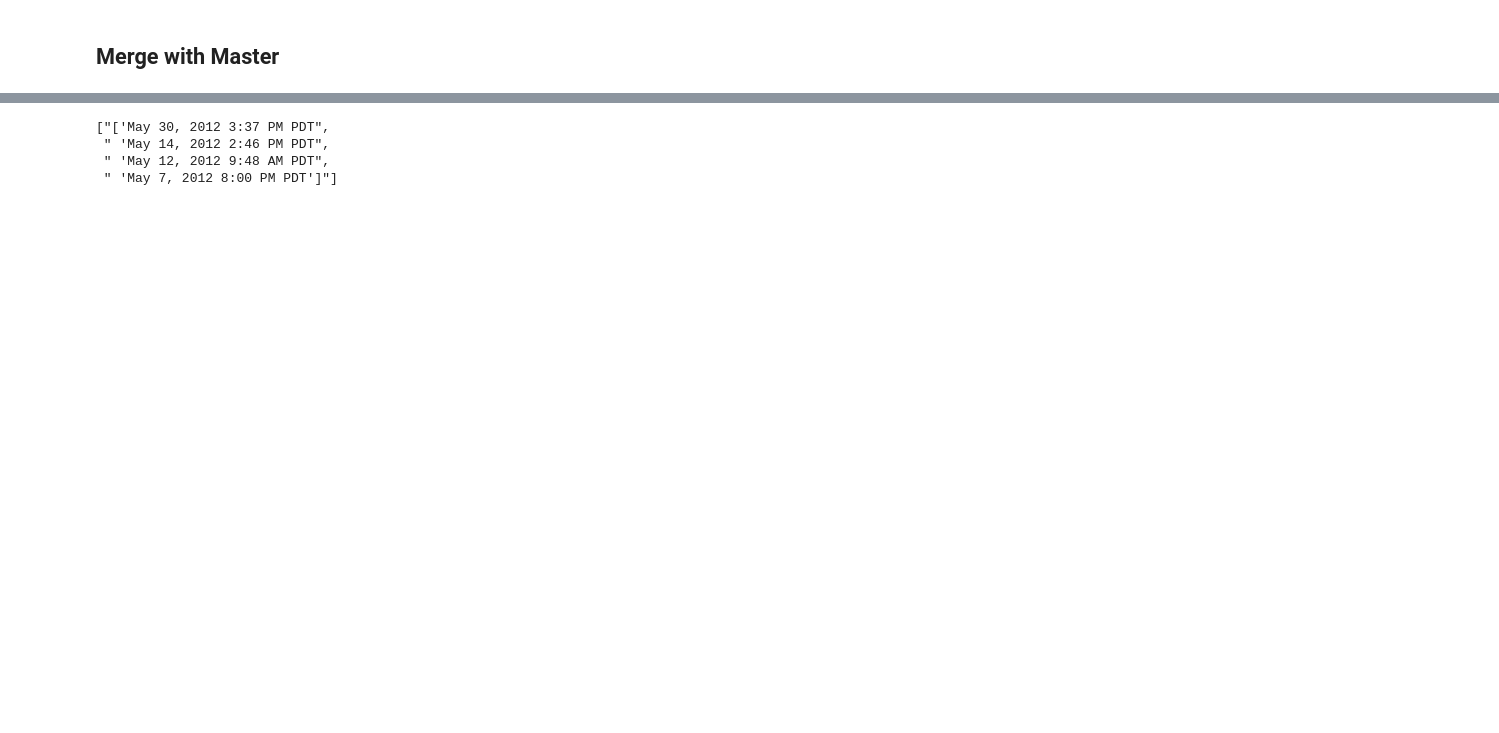
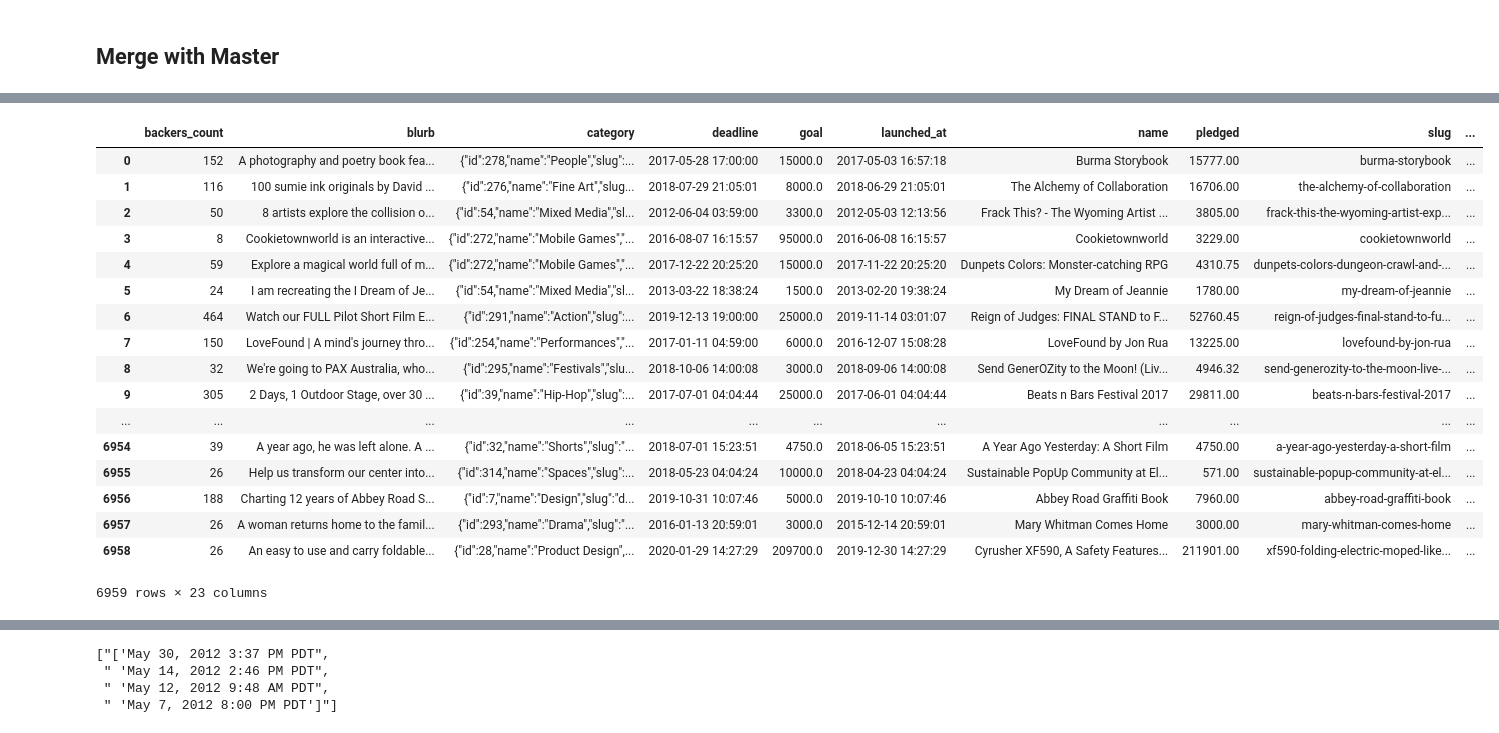
Before and after one commit to helen-tong/kickstarter, a Jupyter notebook: LSTM.ipynb, the cells around one changed output, grey strips where cells are left out. Cells and saved outputs as stored; diff of their text form; code cells hidden in the pictures; blank space fills up the shorter version.

```diff
--- a/LSTM.ipynb
+++ b/LSTM.ipynb
@@ -162,0 +136,21 @@ def country_cat(x):
+# %%
+df
+# %% [output]
+|  | backers_count | blurb | category | deadline | goal | launched_at | name | pledged | slug | ... |
+| 0 | 152 | A photography and poetry book fea... | {"id":278,"name":"People","slug":... | 2017-05-28 17:00:00 | 15000.0 | 2017-05-03 16:57:18 | Burma Storybook | 15777.00 | burma-storybook | ... |
+| 1 | 116 | 100 sumie ink originals by David ... | {"id":276,"name":"Fine Art","slug... | 2018-07-29 21:05:01 | 8000.0 | 2018-06-29 21:05:01 | The Alchemy of Collaboration | 16706.00 | the-alchemy-of-collaboration | ... |
+| 2 | 50 | 8 artists explore the collision o... | {"id":54,"name":"Mixed Media","sl... | 2012-06-04 03:59:00 | 3300.0 | 2012-05-03 12:13:56 | Frack This? - The Wyoming Artist ... | 3805.00 | frack-this-the-wyoming-artist-exp... | ... |
+| 3 | 8 | Cookietownworld is an interactive... | {"id":272,"name":"Mobile Games","... | 2016-08-07 16:15:57 | 95000.0 | 2016-06-08 16:15:57 | Cookietownworld | 3229.00 | cookietownworld | ... |
+| 4 | 59 | Explore a magical world full of m... | {"id":272,"name":"Mobile Games","... | 2017-12-22 20:25:20 | 15000.0 | 2017-11-22 20:25:20 | Dunpets Colors: Monster-catching RPG | 4310.75 | dunpets-colors-dungeon-crawl-and-... | ... |
+| 5 | 24 | I am recreating the I Dream of Je... | {"id":54,"name":"Mixed Media","sl... | 2013-03-22 18:38:24 | 1500.0 | 2013-02-20 19:38:24 | My Dream of Jeannie | 1780.00 | my-dream-of-jeannie | ... |
+| 6 | 464 | Watch our FULL Pilot Short Film E... | {"id":291,"name":"Action","slug":... | 2019-12-13 19:00:00 | 25000.0 | 2019-11-14 03:01:07 | Reign of Judges: FINAL STAND to F... | 52760.45 | reign-of-judges-final-stand-to-fu... | ... |
+| 7 | 150 | LoveFound | A mind's journey thro... | {"id":254,"name":"Performances","... | 2017-01-11 04:59:00 | 6000.0 | 2016-12-07 15:08:28 | LoveFound by Jon Rua | 13225.00 | lovefound-by-jon-rua | ... |
+| 8 | 32 | We're going to PAX Australia, who... | {"id":295,"name":"Festivals","slu... | 2018-10-06 14:00:08 | 3000.0 | 2018-09-06 14:00:08 | Send GenerOZity to the Moon! (Liv... | 4946.32 | send-generozity-to-the-moon-live-... | ... |
+| 9 | 305 | 2 Days, 1 Outdoor Stage, over 30 ... | {"id":39,"name":"Hip-Hop","slug":... | 2017-07-01 04:04:44 | 25000.0 | 2017-06-01 04:04:44 | Beats n Bars Festival 2017 | 29811.00 | beats-n-bars-festival-2017 | ... |
+| ... | ... | ... | ... | ... | ... | ... | ... | ... | ... | ... |
+| 6954 | 39 | A year ago, he was left alone. A ... | {"id":32,"name":"Shorts","slug":"... | 2018-07-01 15:23:51 | 4750.0 | 2018-06-05 15:23:51 | A Year Ago Yesterday: A Short Film | 4750.00 | a-year-ago-yesterday-a-short-film | ... |
+| 6955 | 26 | Help us transform our center into... | {"id":314,"name":"Spaces","slug":... | 2018-05-23 04:04:24 | 10000.0 | 2018-04-23 04:04:24 | Sustainable PopUp Community at El... | 571.00 | sustainable-popup-community-at-el... | ... |
+| 6956 | 188 | Charting 12 years of Abbey Road S... | {"id":7,"name":"Design","slug":"d... | 2019-10-31 10:07:46 | 5000.0 | 2019-10-10 10:07:46 | Abbey Road Graffiti Book | 7960.00 | abbey-road-graffiti-book | ... |
+| 6957 | 26 | A woman returns home to the famil... | {"id":293,"name":"Drama","slug":"... | 2016-01-13 20:59:01 | 3000.0 | 2015-12-14 20:59:01 | Mary Whitman Comes Home | 3000.00 | mary-whitman-comes-home | ... |
+| 6958 | 26 | An easy to use and carry foldable... | {"id":28,"name":"Product Design",... | 2020-01-29 14:27:29 | 209700.0 | 2019-12-30 14:27:29 | Cyrusher XF590, A Safety Features... | 211901.00 | xf590-folding-electric-moped-like... | ... |
+6959 rows × 23 columns
```
Also changed, not shown: parts of 71 cells of this notebook.
